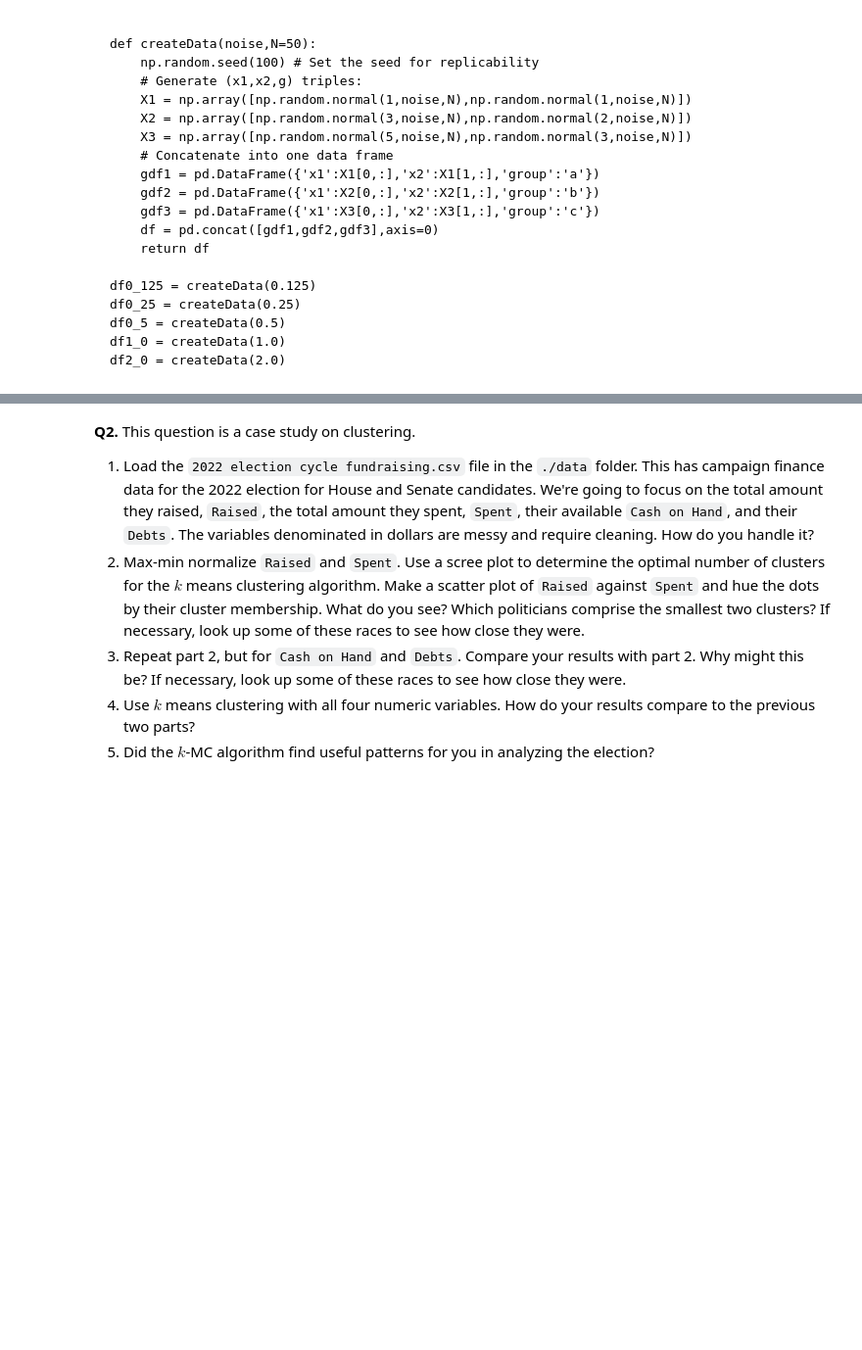
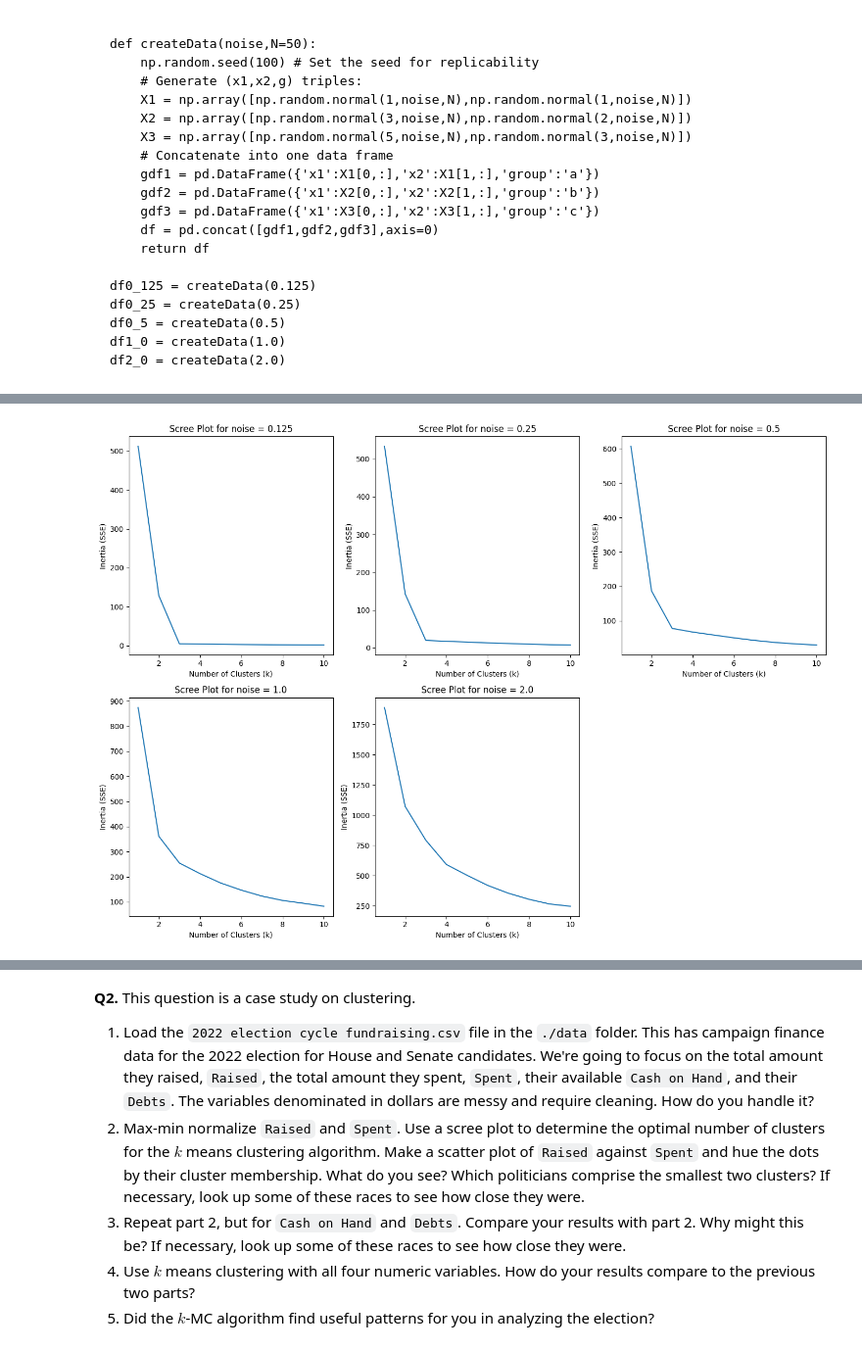
Before and after one commit to ashleynguyen04/clustering, a Jupyter notebook: assignment/assignment_clustering.ipynb, the cells around one changed output, grey strips where cells are left out. Shown at 98% size. Saved outputs shown, nothing was run; the diff lists cells and outputs as text; code cells hidden in the pictures; blank space fills up the shorter version.

```diff
--- a/assignment/assignment_clustering.ipynb
+++ b/assignment/assignment_clustering.ipynb
@@ -61,2 +82,37 @@ df2_0 = createData(2.0)
+# %%
+from sklearn.cluster import KMeans
+
+datasets = [df0_125, df0_25, df0_5, df1_0, df2_0]
+noise_levels = [0.125, 0.25, 0.5, 1.0, 2.0]
+
+k_bar = 10
+SSE = []
+
+plt.figure(figsize=(14, 10))
+
+for i in range(len(datasets)):
+    df = datasets[i]
+    noise_level = noise_levels[i]
+
+    X = df[['x1', 'x2']].values
+
+    for k in range(k_bar): # For indices from 0 to k_bar-1
+      model = KMeans(n_clusters=k+1, max_iter=300, n_init = 10, random_state=0) # Create a model for k
+      model = model.fit(X) # Fit the model
+      SSE.append(model.inertia_) # Record the sum of squared error for k in the SSE vector
+
+
+    plt.subplot(2, 3, i+1)  # Create subplots (2 rows, 3 columns)
+    sns.lineplot(x=np.arange(1, k_bar+1), y=SSE)
+    plt.title(f'Scree Plot for noise = {noise_level}')
+    plt.xlabel('Number of Clusters (k)')
+    plt.ylabel('Inertia (SSE)')
+
+    SSE.clear()
+
+plt.tight_layout()
+plt.show()
+# %% [output]
+[figure, added]
 # %% [markdown]
 4. Explain the intuition of the elbow, using this numerical simulation as an example.
```
Also changed, not shown: parts of 9 cells of this notebook.
